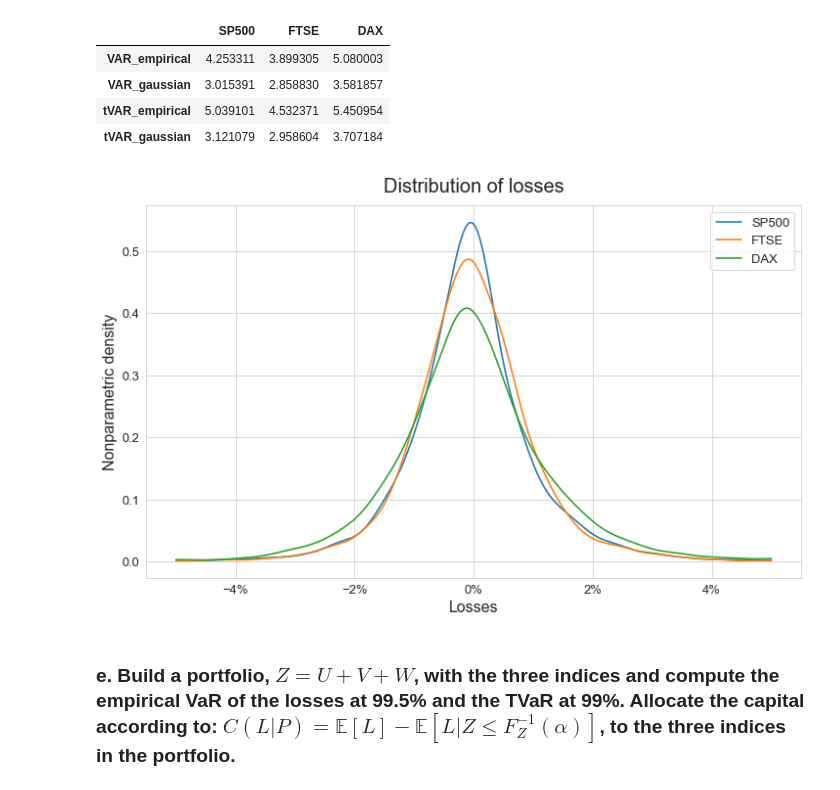
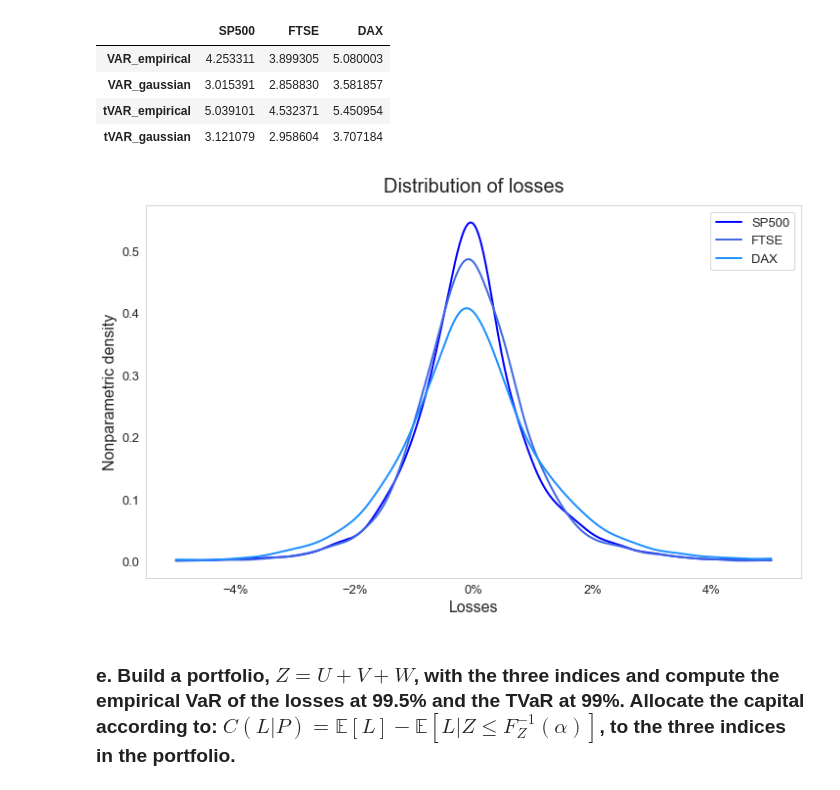
Before and after one commit to oskargirardin/QRM_Project, a Jupyter notebook: final_project.ipynb, the cells around one changed output. Cells and saved outputs as stored; diff of their text form; code cells hidden in the pictures.

```diff
--- a/final_project.ipynb
+++ b/final_project.ipynb
@@ -27,6 +27,8 @@ import pycopula
 DARK_COL = "#138086"
 LIGHT_COL = "#f0b64d"
 sns.set_style("whitegrid")
+
+ALL_COL = ["blue", "royalblue", "dodgerblue", "deepskyblue"]
 # %%
 # Download data from 1987 to end of 2022
 start = datetime.datetime(1987, 1, 1)
@@ -214,31 +216,32 @@ risk_measures
 # %%
 # Create the plot
 
 fig, ax = plt.subplots(figsize=(12, 7))
 
 for i in range(3):
     values = loglosses.iloc[:,i].dropna().copy()
     d = stats.gaussian_kde(values)
     ind = np.linspace(-5, 5, 500)
     kdepdf = d.evaluate(ind)
-    plt.plot(ind, kdepdf, label=loglosses.columns[i], linewidth=1.6)
+    plt.plot(ind, kdepdf, label=loglosses.columns[i], linewidth=2, color=ALL_COL[i])
 
 # Set the axis labels and title
 plt.xlabel("Losses", fontsize=16)
 plt.ylabel("Nonparametric density", fontsize=16, x=-0.8)
 plt.title("Distribution of losses", fontsize=20, y=1.02)
 plt.legend(fontsize=13)
 
 # Ticks
 ax.xaxis.set_major_formatter(mtick.PercentFormatter(decimals=0))
+ax.grid(False)
 plt.yticks(fontsize=13)
 plt.xticks(fontsize=13)
 
 
 # Show the plot
 plt.show()
 # %% [output]
-[figure, old version]
+[figure, new version]
 # %% [markdown]
 ### e. Build a portfolio, $Z = U + V + W$, with the three indices and compute the empirical VaR of the losses at 99.5% and the TVaR at 99%. Allocate the capital according to: $C(L|P) = \mathbb{E}[L] - \mathbb{E}[L|Z \leq F_Z^{-1}(\alpha)]$, to the three indices in the portfolio.
 # %%
```
Also changed, not shown: parts of 20 cells of this notebook.
